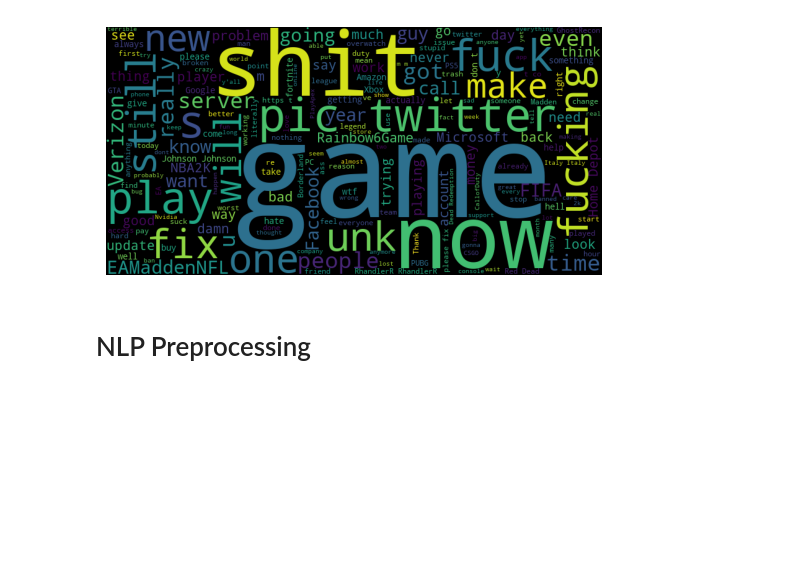
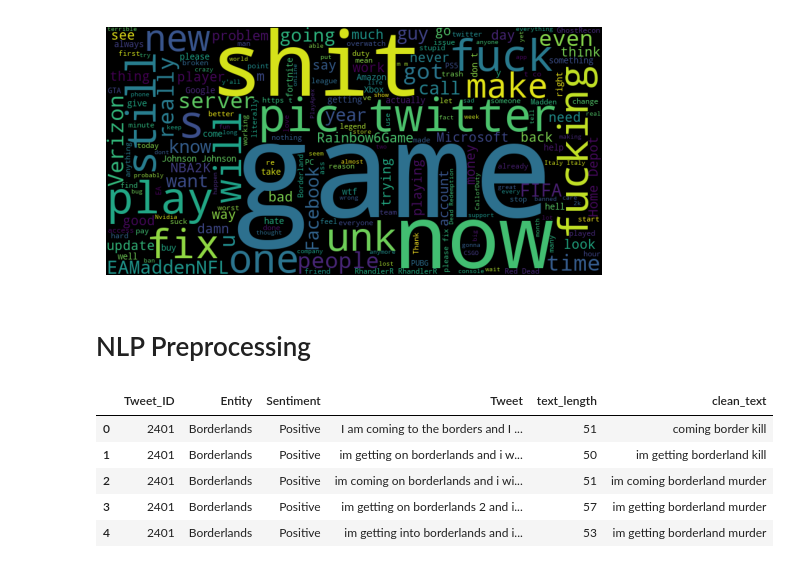
Before and after one commit to samifahim07/Twitter-Sentiment-Analysis-using-Machine-Learning, a Jupyter notebook: Twitter-sentiment.ipynb, the cells around one changed output. Drawn from its saved outputs; the diff is of its cells as text; code cells hidden in the pictures; blank space fills up the shorter version.

```diff
--- a/Twitter-sentiment.ipynb
+++ b/Twitter-sentiment.ipynb
@@ -203,3 +204,14 @@ def clean_text(text):
     ]
 
     return " ".join(words)
+# %%
+df["clean_text"] = df["Tweet"].apply(clean_text)
+
+df.head()
+# %% [output]
+|  | Tweet_ID | Entity | Sentiment | Tweet | text_length | clean_text |
+| 0 | 2401 | Borderlands | Positive | I am coming to the borders and I ... | 51 | coming border kill |
+| 1 | 2401 | Borderlands | Positive | im getting on borderlands and i w... | 50 | im getting borderland kill |
+| 2 | 2401 | Borderlands | Positive | im coming on borderlands and i wi... | 51 | im coming borderland murder |
+| 3 | 2401 | Borderlands | Positive | im getting on borderlands 2 and i... | 57 | im getting borderland murder |
+| 4 | 2401 | Borderlands | Positive | im getting into borderlands and i... | 53 | im getting borderland murder |
```
Also changed, not shown: parts of 1 cell of this notebook.
